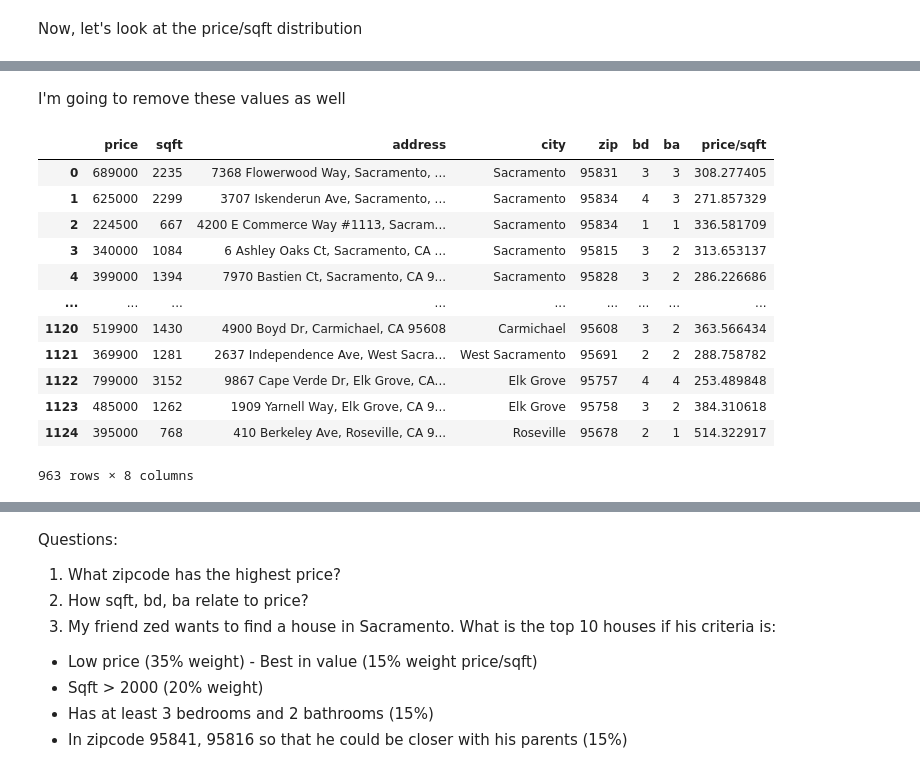
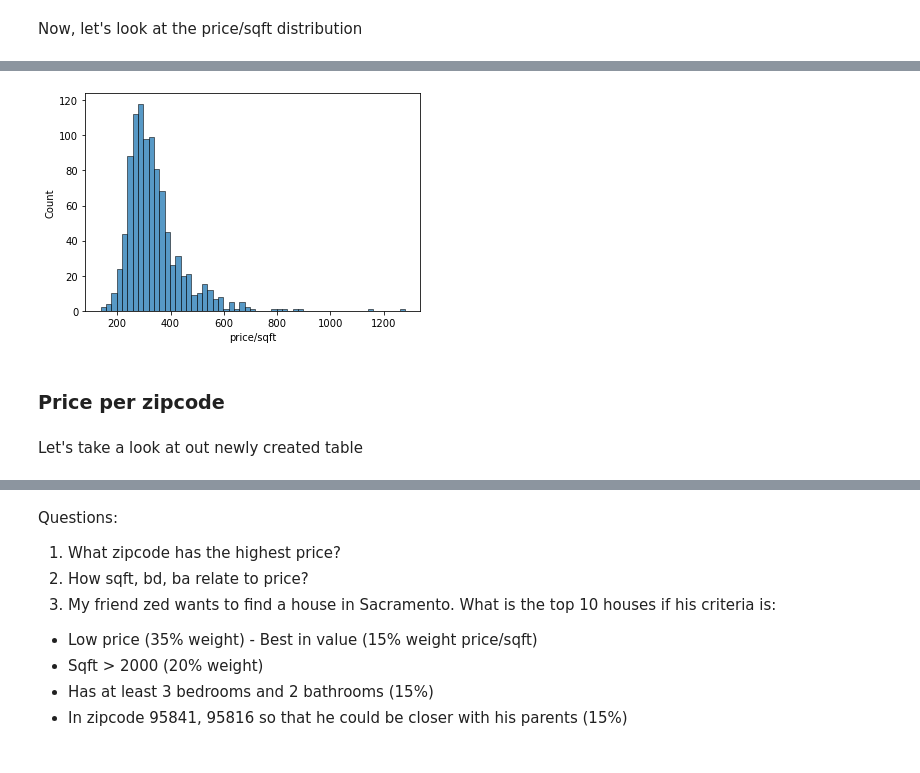
Before and after one commit to PlacidSerene/Housing-Analysis, a Jupyter notebook: House_Prediction.ipynb, the cells around one changed output, grey strips where cells are left out. Cells and saved outputs as stored; diff of their text form; code cells hidden in the pictures.

```diff
--- a/House_Prediction.ipynb
+++ b/House_Prediction.ipynb
@@ -687,2 +549,0 @@ df_clean[df_clean['price/sqft']>df_clean['price/sqft'].quantile(0.992)]
-# %% [markdown]
-I'm going to remove these values as well
@@ -691,16 +550,7 @@ df_clean = df_clean[df_clean['price/sqft']<=df_clean['price/sqft'].quantile(0.99
-# %%
-df_clean
-# %% [output]
-|  | price | sqft | address | city | zip | bd | ba | price/sqft |
-| 0 | 689000 | 2235 | 7368 Flowerwood Way, Sacramento, ... | Sacramento | 95831 | 3 | 3 | 308.277405 |
-| 1 | 625000 | 2299 | 3707 Iskenderun Ave, Sacramento, ... | Sacramento | 95834 | 4 | 3 | 271.857329 |
-| 2 | 224500 | 667 | 4200 E Commerce Way #1113, Sacram... | Sacramento | 95834 | 1 | 1 | 336.581709 |
-| 3 | 340000 | 1084 | 6 Ashley Oaks Ct, Sacramento, CA ... | Sacramento | 95815 | 3 | 2 | 313.653137 |
-| 4 | 399000 | 1394 | 7970 Bastien Ct, Sacramento, CA 9... | Sacramento | 95828 | 3 | 2 | 286.226686 |
-| ... | ... | ... | ... | ... | ... | ... | ... | ... |
-| 1120 | 519900 | 1430 | 4900 Boyd Dr, Carmichael, CA 95608 | Carmichael | 95608 | 3 | 2 | 363.566434 |
-| 1121 | 369900 | 1281 | 2637 Independence Ave, West Sacra... | West Sacramento | 95691 | 2 | 2 | 288.758782 |
-| 1122 | 799000 | 3152 | 9867 Cape Verde Dr, Elk Grove, CA... | Elk Grove | 95757 | 4 | 4 | 253.489848 |
-| 1123 | 485000 | 1262 | 1909 Yarnell Way, Elk Grove, CA 9... | Elk Grove | 95758 | 3 | 2 | 384.310618 |
-| 1124 | 395000 | 768 | 410 Berkeley Ave, Roseville, CA 9... | Roseville | 95678 | 2 | 1 | 514.322917 |
-963 rows × 8 columns
+# %%
+plt.ticklabel_format(style='plain', axis='x')
+sb.histplot(data=df, x='price/sqft');
+# %% [output]
+[figure, new version]
+# %% [markdown]
+### Price per zipcode
@@ -706,0 +559,2 @@ df_clean
+# %% [markdown]
+Let's take a look at out newly created table
```
Also changed, not shown: parts of 79 cells of this notebook.
